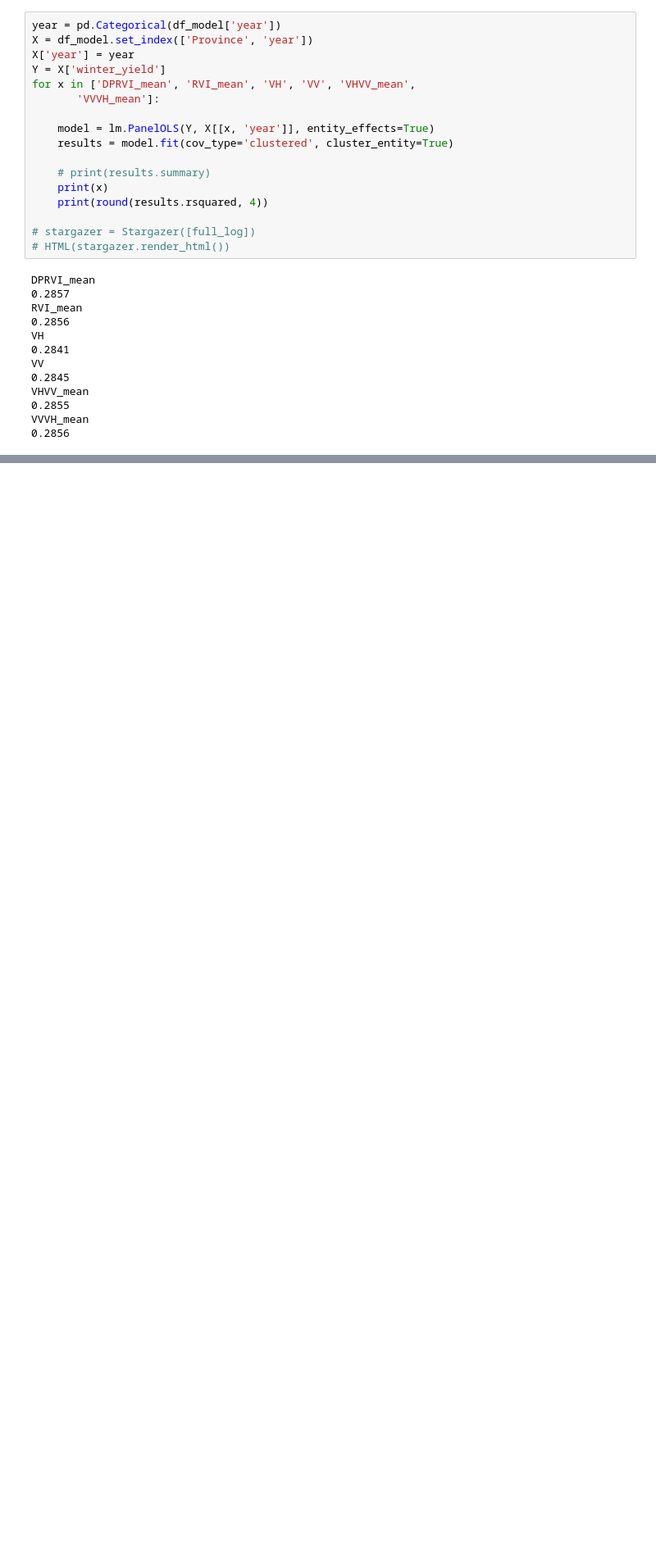
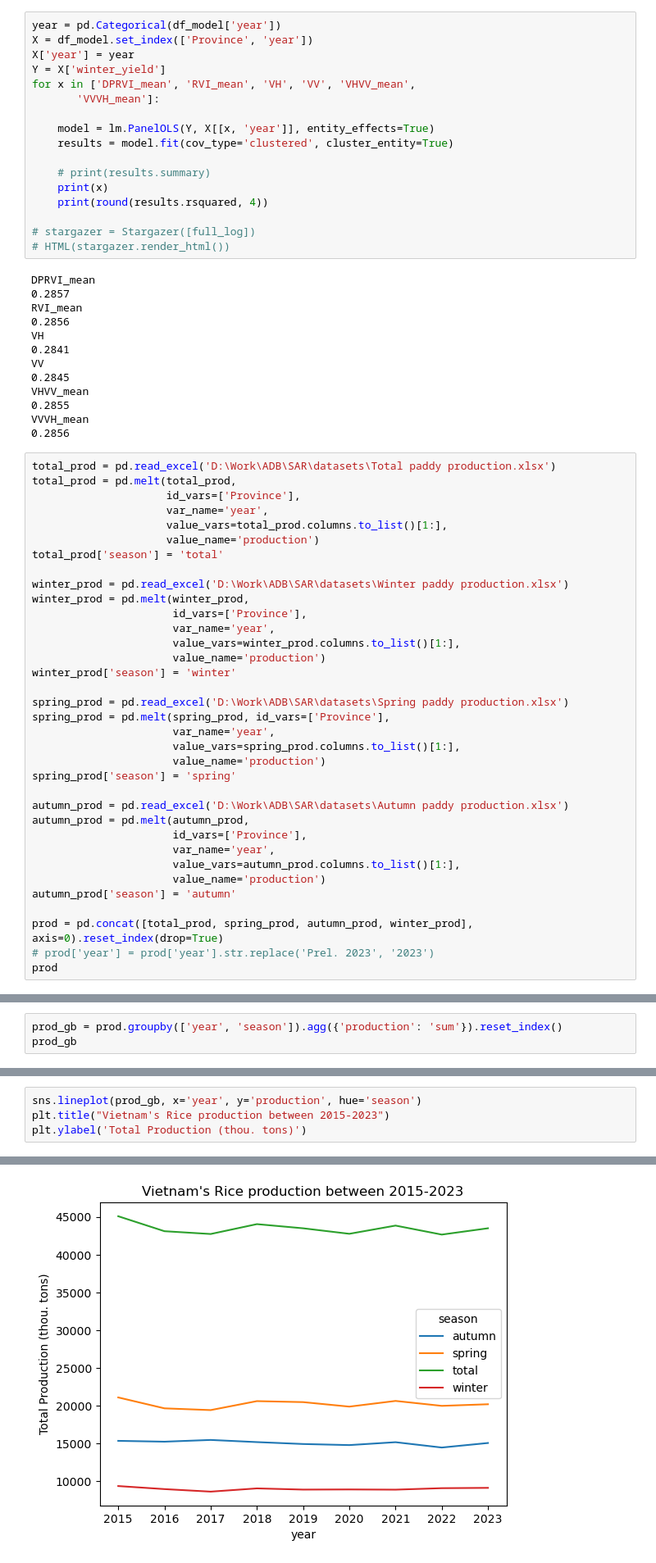
Before and after one commit to sonleh96/adb-sar, a Jupyter notebook: provincial_analysis_ver2.ipynb, the cells around one changed output, grey strips where cells are left out. Shown at 82% size. Cells and saved outputs as stored; diff of their text form; blank space fills up the shorter version.

Commit message:
created rice prodution line plots

```diff
--- a/provincial_analysis_ver2.ipynb
+++ b/provincial_analysis_ver2.ipynb
@@ -1071,3 +1071,38 @@ VHVV_mean
 0.2855
 VVVH_mean
 0.2856
+# %%
+total_prod = pd.read_excel('D:\Work\ADB\SAR\datasets\Total paddy production.xlsx')
+total_prod = pd.melt(total_prod,
+                     id_vars=['Province'],
+                     var_name='year',
+                     value_vars=total_prod.columns.to_list()[1:],
+                     value_name='production')
+total_prod['season'] = 'total'
+
+winter_prod = pd.read_excel('D:\Work\ADB\SAR\datasets\Winter paddy production.xlsx')
+winter_prod = pd.melt(winter_prod,
+                      id_vars=['Province'],
+                      var_name='year',
+                      value_vars=winter_prod.columns.to_list()[1:],
+                      value_name='production')
+winter_prod['season'] = 'winter'
+
+spring_prod = pd.read_excel('D:\Work\ADB\SAR\datasets\Spring paddy production.xlsx')
+spring_prod = pd.melt(spring_prod, id_vars=['Province'],
+                      var_name='year',
+                      value_vars=spring_prod.columns.to_list()[1:],
+                      value_name='production')
+spring_prod['season'] = 'spring'
+
+autumn_prod = pd.read_excel('D:\Work\ADB\SAR\datasets\Autumn paddy production.xlsx')
+autumn_prod = pd.melt(autumn_prod,
+                      id_vars=['Province'],
+                      var_name='year',
+                      value_vars=autumn_prod.columns.to_list()[1:],
+                      value_name='production')
+autumn_prod['season'] = 'autumn'
+
+prod = pd.concat([total_prod, spring_prod, autumn_prod, winter_prod], axis=0).reset_index(drop=True)
+# prod['year'] = prod['year'].str.replace('Prel. 2023', '2023')
+prod
@@ -1073,0 +1123,3 @@ VVVH_mean
+# %%
+prod_gb = prod.groupby(['year', 'season']).agg({'production': 'sum'}).reset_index()
+prod_gb
@@ -1073,0 +1144,5 @@ VVVH_mean
+# %%
+sns.lineplot(prod_gb, x='year', y='production', hue='season')
+plt.title("Vietnam's Rice production between 2015-2023")
+plt.ylabel('Total Production (thou. tons)')
+# %% [output]
@@ -1073,0 +1150 @@ VVVH_mean
+[figure, added]
```
Also changed, not shown: parts of 6 cells of this notebook.
